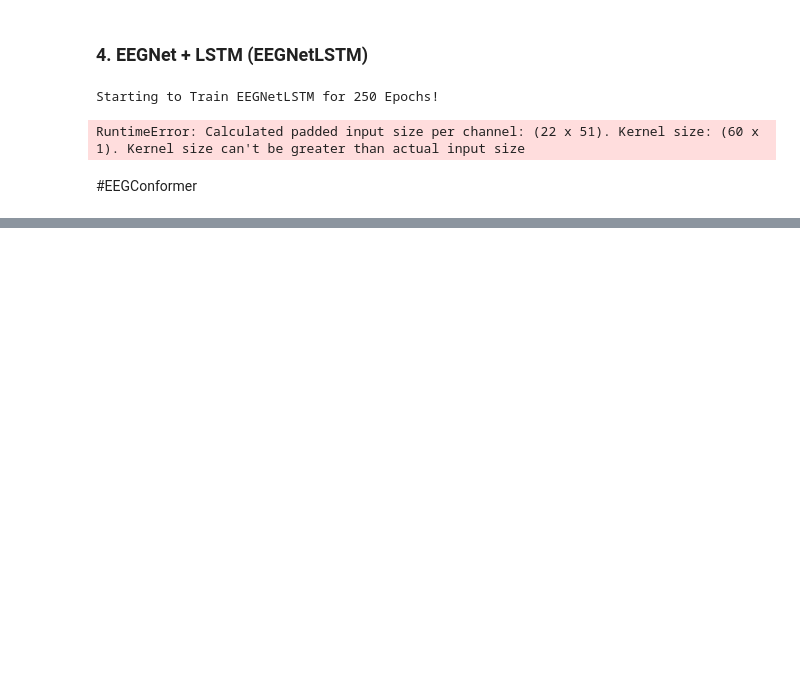
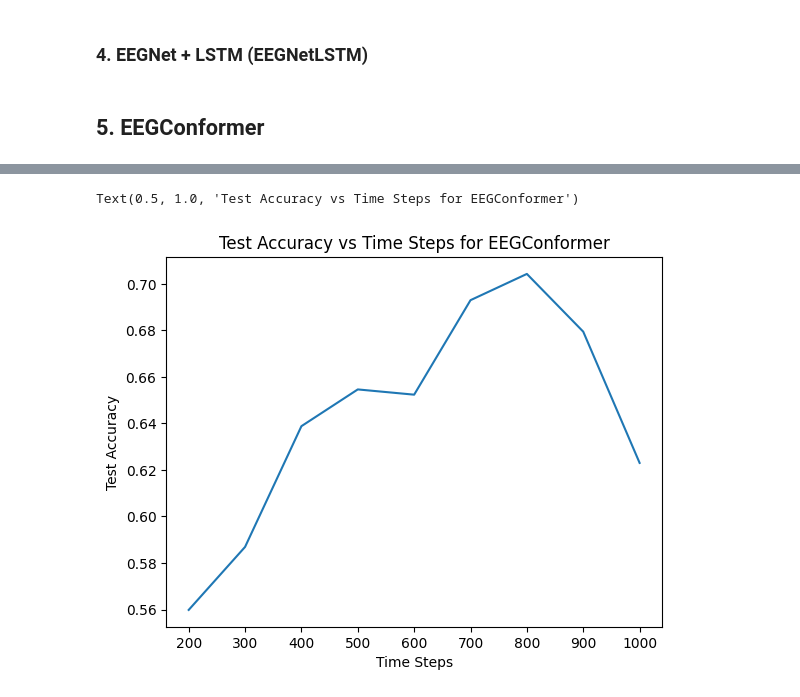
Before and after one commit to dotimothy/C247-Project, a Jupyter notebook: TestAccuracyVSTimeStep.ipynb, the cells around one changed output, grey strips where cells are left out. Saved outputs shown, nothing was run; the diff lists cells and outputs as text; code cells hidden in the pictures; blank space fills up the shorter version.

Commit message:
Pushed EEGConformer answer for Q3!!!!

```diff
--- a/TestAccuracyVSTimeStep.ipynb
+++ b/TestAccuracyVSTimeStep.ipynb
@@ -401,10 +404,10 @@ import copy
 importlib.reload(dp)
 importlib.reload(models.train)
 # Loading Data & Creating Data Loaders
-data_dir = '/content/drive/MyDrive/C247-Project/project'
+data_dir = 'project_data/project'
 num_epochs = 150
-batch_sizes = [64, 128, 256, 512, 1024]
-lrs = [1e-4, 1e-3, 1e-2]
+batch_sizes = [64, 128, 256]
+lrs = [1e-4, 1e-3]
 chunk_sizes = [100, 200, 300, 400, 500, 600, 700, 800, 900, 1000]
 chunk_size_test_accuracies = []
 augment = True
@@ -423,7 +426,7 @@ for chunk_size in chunk_sizes:
       train_data,valid_data,test_data,train_loader,val_loader,test_loader = dp.DatasetLoaders(data_dir,batch_size,augment,chunk_size=chunk_size,eegnet=True)
 
       # Define Model Parameters
-      model = EEGNetLSTM.EEGNetLSTM(chunk_size=int(chunk_size/2)).to(device)
+      model = EEGNetLSTM.EEGNetLSTM(chunk_size=int(chunk_size/2),num_electrodes=22,F1=16,F2=8,num_classes=4).to(device)
       cel_loss = nn.CrossEntropyLoss()
       optimizer = torch.optim.Adam(model.parameters(), lr=lr)
       # Evaluating the Model
@@ -459,11 +462,8 @@ plt.plot(chunk_sizes,chunk_size_test_accuracies)
 plt.xlabel('Time Steps')
 plt.ylabel('Test Accuracy')
 plt.title('Test Accuracy vs Time Steps for EEGNetLSTM')
-# %% [output]
-Starting to Train EEGNetLSTM for 250 Epochs!
-RuntimeError: Calculated padded input size per channel: (22 x 51). Kernel size: (60 x 1). Kernel size can't be greater than actual input size
 # %% [markdown]
-#EEGConformer
+## 5. EEGConformer
 # %%
 import helpers.data_prep as dp
 import models.train
@@ -472,11 +472,11 @@ import copy
 importlib.reload(dp)
 importlib.reload(models.train)
 # Loading Data & Creating Data Loaders
-data_dir = '/content/drive/MyDrive/C247-Project/project'
-num_epochs = 250
-batch_sizes = [64, 128, 256, 512, 1024]
-lrs = [1e-4, 1e-3, 1e-2]
-chunk_sizes = [100, 200, 300, 400, 500, 600, 700, 800, 900, 1000]
+data_dir = 'project_data/project'
+num_epochs = 150
+batch_sizes = [64, 128, 256, 512]
+lrs = [1e-4, 1e-3]
+chunk_sizes = [200, 300, 400, 500, 600, 700, 800, 900, 1000]
 chunk_size_test_accuracies = []
 augment = True
 
@@ -491,10 +491,11 @@ for chunk_size in chunk_sizes:
     lr = lrs[i]
     for j in range(len(batch_sizes)):
       batch_size = batch_sizes[j]
-      train_data,valid_data,test_data,train_loader,val_loader,test_loader = dp.DatasetLoaders(data_dir,batch_size,augment,chunk_size=chunk_size)
+      train_data,valid_data,test_data,train_loader,val_loader,test_loader = dp.DatasetLoaders(data_dir,batch_size,augment,chunk_size=chunk_size,add_width=False,eegnet=False)
 
       # Define Model Parameters
-      model = EEGConformer.EEGConformer(chunk_size=int(chunk_size/2)).to(device)
+      model = EEGConformer(n_outputs=4, n_chans=22, n_times=int(chunk_size/2), final_fc_length='auto').to(device)
+      model.name = 'EEGConformer'
       cel_loss = nn.CrossEntropyLoss()
       optimizer = torch.optim.Adam(model.parameters(), lr=lr)
       # Evaluating the Model
@@ -530,3 +531,4 @@ plt.plot(chunk_sizes,chunk_size_test_accuracies)
 plt.xlabel('Time Steps')
 plt.ylabel('Test Accuracy')
 plt.title('Test Accuracy vs Time Steps for EEGConformer')
+# %% [output]
@@ -532,0 +552,2 @@ plt.title('Test Accuracy vs Time Steps for EEGConformer')
+Text(0.5, 1.0, 'Test Accuracy vs Time Steps for EEGConformer')
+[figure, added]
```
Also changed, not shown: parts of 3 cells of this notebook, 32 other files.
